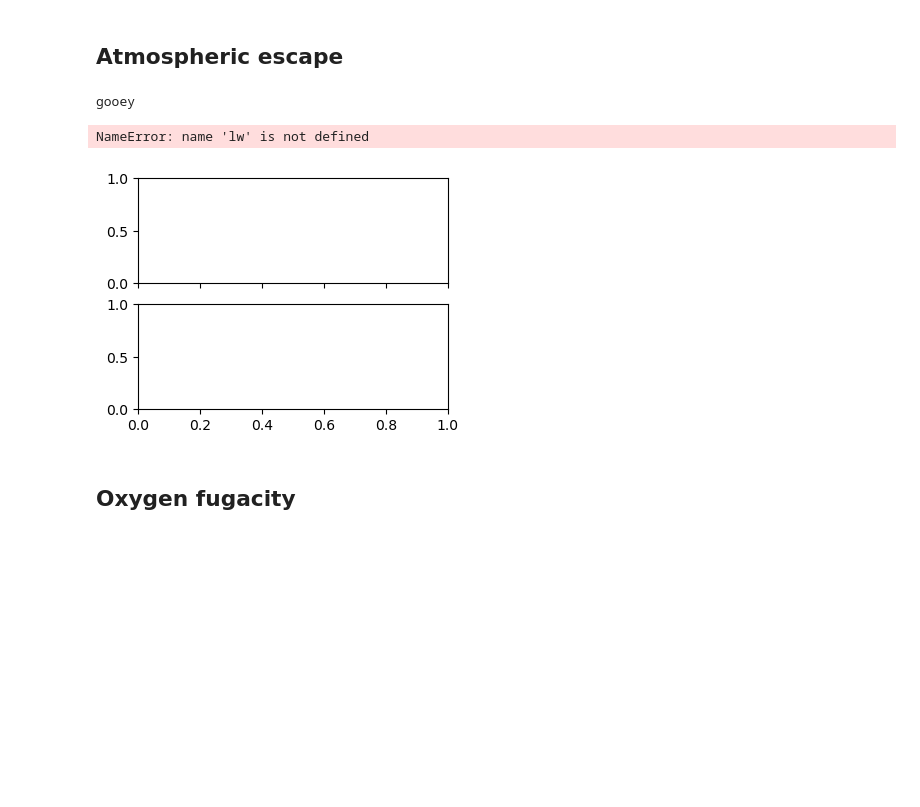
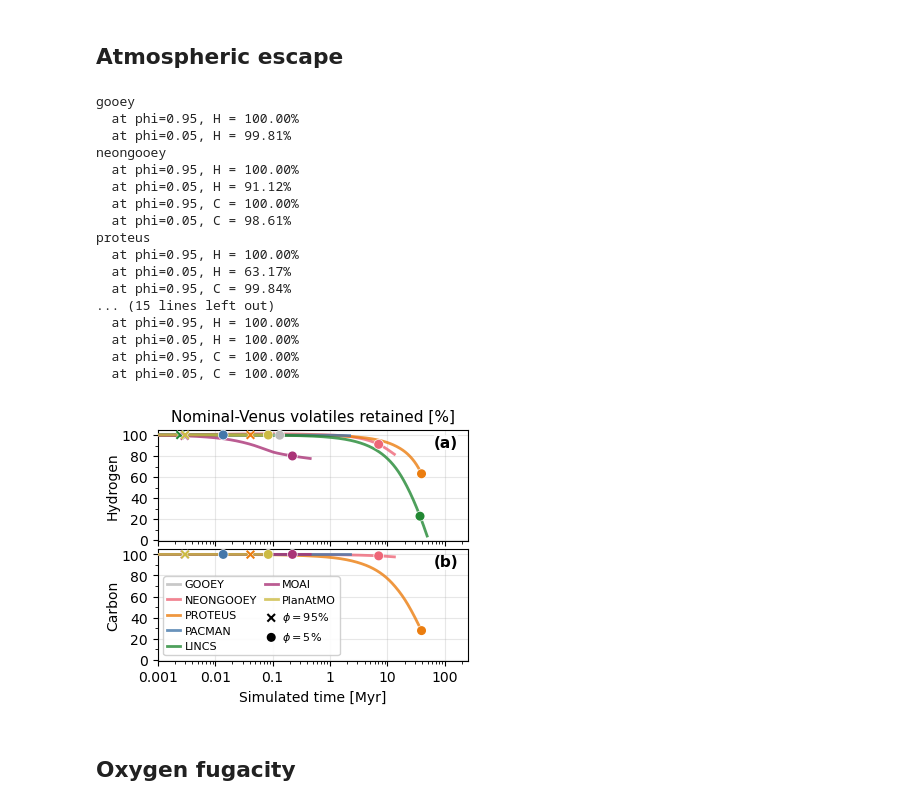
Before and after one commit to projectcuisines/chili, a Jupyter notebook: intercomparison/analysis_solarsystem/compare.ipynb, the cells around one changed output. Saved outputs shown, nothing was run; the diff lists cells and outputs as text; code cells hidden in the pictures; blank space fills up the shorter version.

```diff
--- a/intercomparison/analysis_solarsystem/compare.ipynb
+++ b/intercomparison/analysis_solarsystem/compare.ipynb
@@ -1243,6 +1243,8 @@ Model  LINCS
 # %%
 def plot_escape(planet, case, phi_compare=[]):
     fig, axs = plt.subplots(2,1, figsize=(4,3), sharex=True)
+
+    lw = 2
 
     for im, m in enumerate(models):
         print(m)
@@ -1302,35 +1304,50 @@ def plot_escape(planet, case, phi_compare=[]):
         ax.set_xlim(left=time_min/1e6)
         ax.xaxis.set_major_formatter(mpl.ticker.FormatStrFormatter('%g'))
 
         ax.set_ylim(bottom=-1, top=105)
         ax.yaxis.set_major_locator(mpl.ticker.MultipleLocator(20))
         ax.yaxis.set_minor_locator(mpl.ticker.MultipleLocator(10))
 
         ax.text(0.97, 0.95, f"({abcd[iax]})", transform=ax.transAxes, zorder=99,
                 bbox=dict(pad=0, fc="white", ec="none", alpha=0.8),
                 ha='right', va='top', fontsize=11, weight='bold')
 
     axs[-1].set_xlabel("Simulated time [Myr]")
     axs[0].set_ylabel("Hydrogen", labelpad=1)
     axs[1].set_ylabel("Carbon", labelpad=1)
 
     fig.subplots_adjust(hspace=0.07)
 
     caselbl = case
     if "nominal" in case:
         caselbl = "Nominal"
     title = f"{caselbl}-{get_label(planet)} volatiles retained [%]"
     axs[0].set_title(title, fontsize=11)
 
     plt.show()
     fig.savefig(f"out/escape_{planet}_{case}.{EXT}", bbox_inches='tight', dpi=DPI, pad_inches=0.03)
 
 # plot_escape("earth", "nominal", phi_compare=[0.95, 0.05])
 plot_escape("venus", "nominal", phi_compare=[0.95, 0.05])
 # %% [output]
 gooey
+  at phi=0.95, H = 100.00%
+  at phi=0.05, H = 99.81%
+neongooey
+  at phi=0.95, H = 100.00%
+  at phi=0.05, H = 91.12%
+  at phi=0.95, C = 100.00%
+  at phi=0.05, C = 98.61%
+proteus
+  at phi=0.95, H = 100.00%
+  at phi=0.05, H = 63.17%
+  at phi=0.95, C = 99.84%
+... (15 lines left out)
+  at phi=0.95, H = 100.00%
+  at phi=0.05, H = 100.00%
+  at phi=0.95, C = 100.00%
+  at phi=0.05, C = 100.00%
-NameError: name 'lw' is not defined
-[figure, old version]
+[figure, new version]
 # %% [markdown]
 ## Oxygen fugacity
 # %%
```
Also changed, not shown: parts of 2 cells of this notebook.
